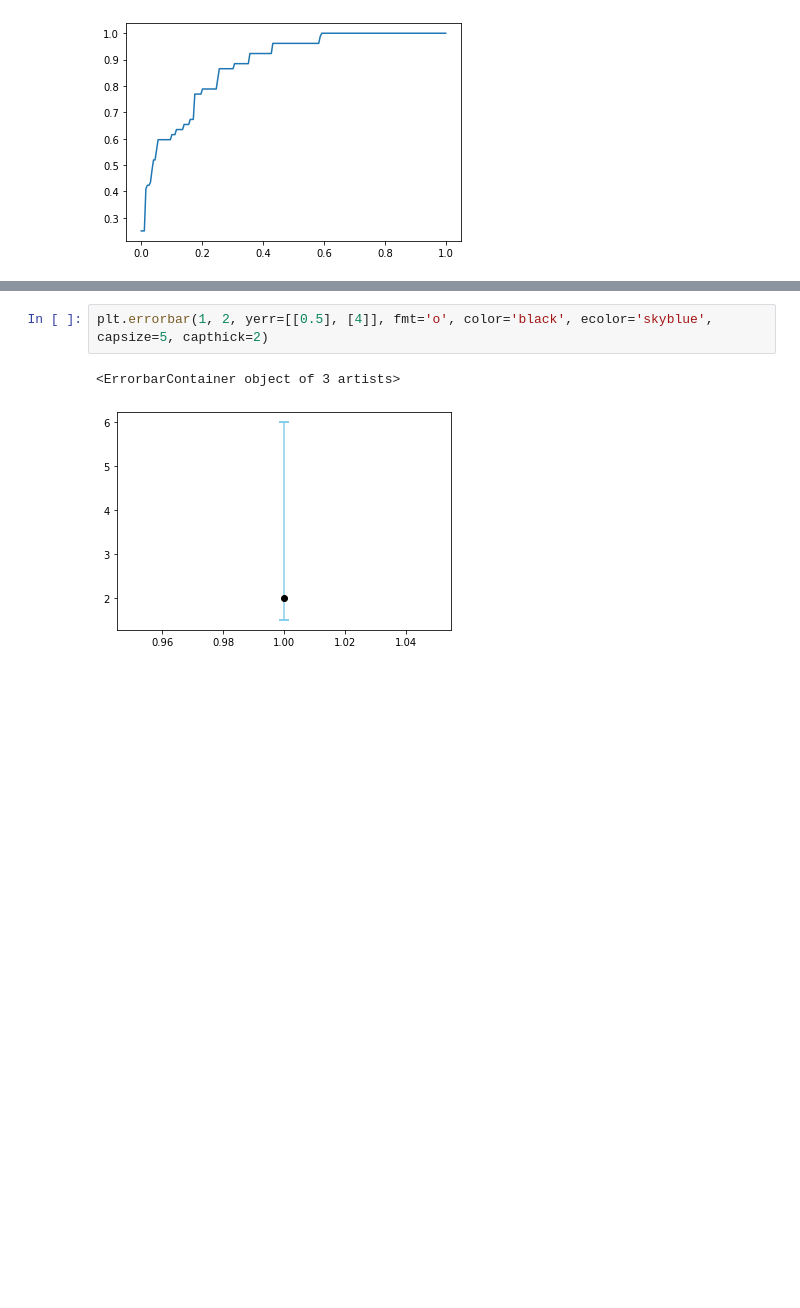
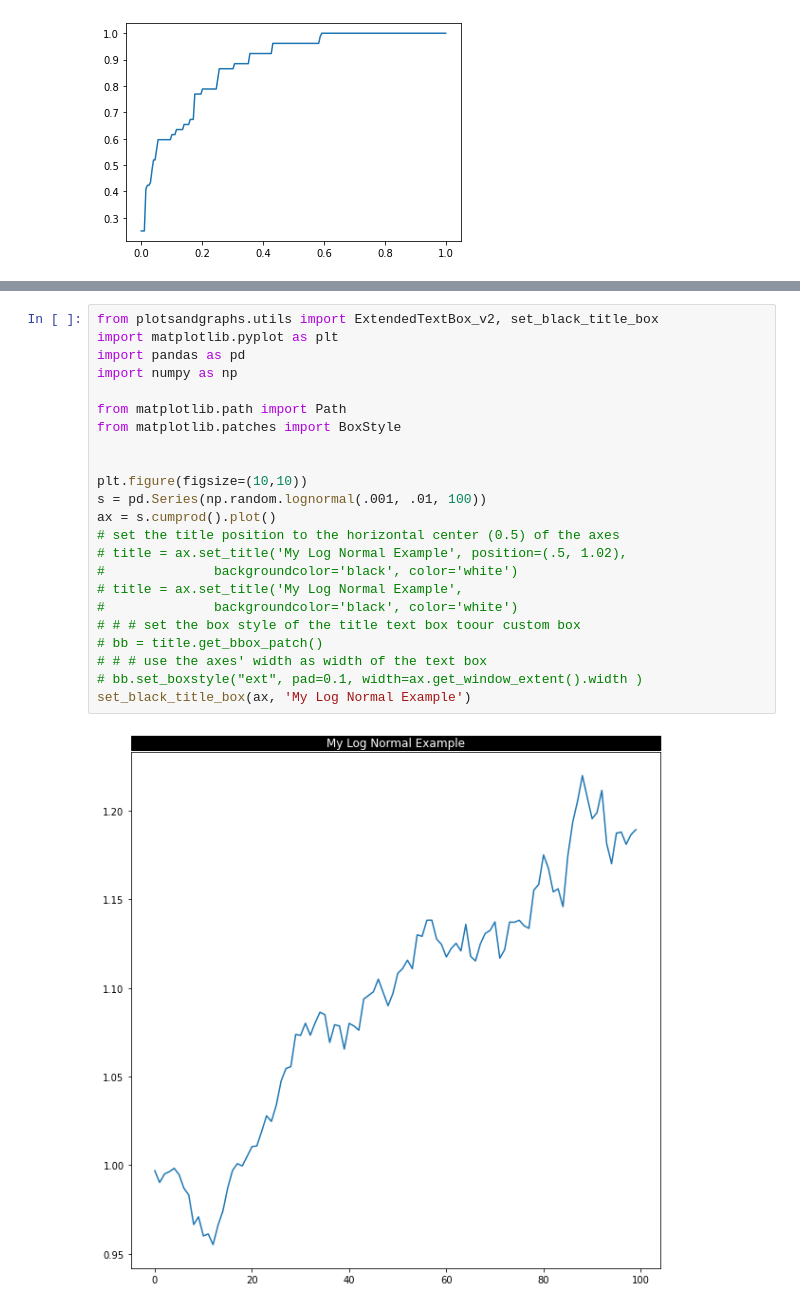
Before and after one commit to joshuawe/plots_and_graphs, a Jupyter notebook: notebooks/multiclass_classification.ipynb, the cells around one changed output, grey strips where cells are left out. Drawn from its saved outputs; the diff is of its cells as text; blank space fills up the shorter version.

Commit message:
add black bounding box as titles

```diff
--- a/notebooks/multiclass_classification.ipynb
+++ b/notebooks/multiclass_classification.ipynb
@@ -102,5 +102,25 @@ fig = pandg.multiclass_classifier.plot_roc_curve(y_true_one_hot, y_pred, n_boots
-# %%
-plt.errorbar(1, 2, yerr=[[0.5], [4]], fmt='o', color='black', ecolor='skyblue', capsize=5, capthick=2)
-# %% [output]
-<ErrorbarContainer object of 3 artists>
-[figure, removed]
+# %%
+from plotsandgraphs.utils import ExtendedTextBox_v2, set_black_title_box
+import matplotlib.pyplot as plt
+import pandas as pd
+import numpy as np
+
+from matplotlib.path import Path
+from matplotlib.patches import BoxStyle
+
+
+plt.figure(figsize=(10,10))
+s = pd.Series(np.random.lognormal(.001, .01, 100))
+ax = s.cumprod().plot()
+# set the title position to the horizontal center (0.5) of the axes
+# title = ax.set_title('My Log Normal Example', position=(.5, 1.02),
+#              backgroundcolor='black', color='white')
+# title = ax.set_title('My Log Normal Example',
+#              backgroundcolor='black', color='white')
+# # # set the box style of the title text box toour custom box
+# bb = title.get_bbox_patch()
+# # # use the axes' width as width of the text box
+# bb.set_boxstyle("ext", pad=0.1, width=ax.get_window_extent().width )
+set_black_title_box(ax, 'My Log Normal Example')
+# %% [output]
+[figure, added]
```
Also changed, not shown: parts of 3 cells of this notebook, 2 other files.
